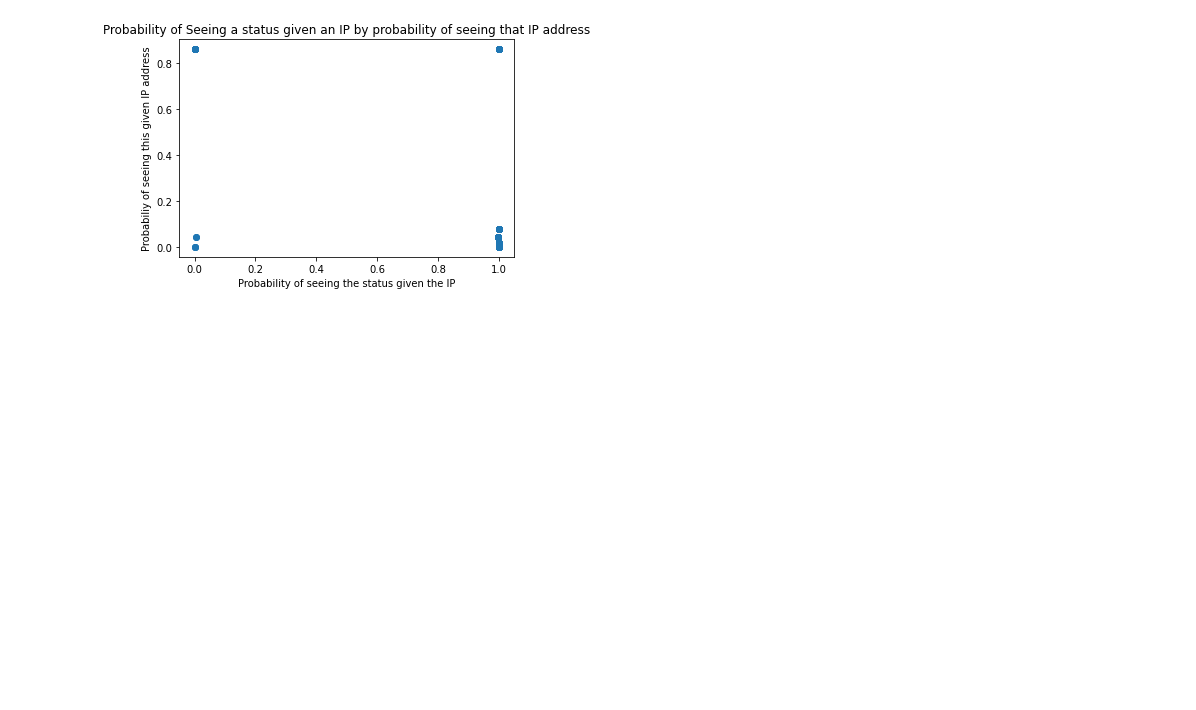
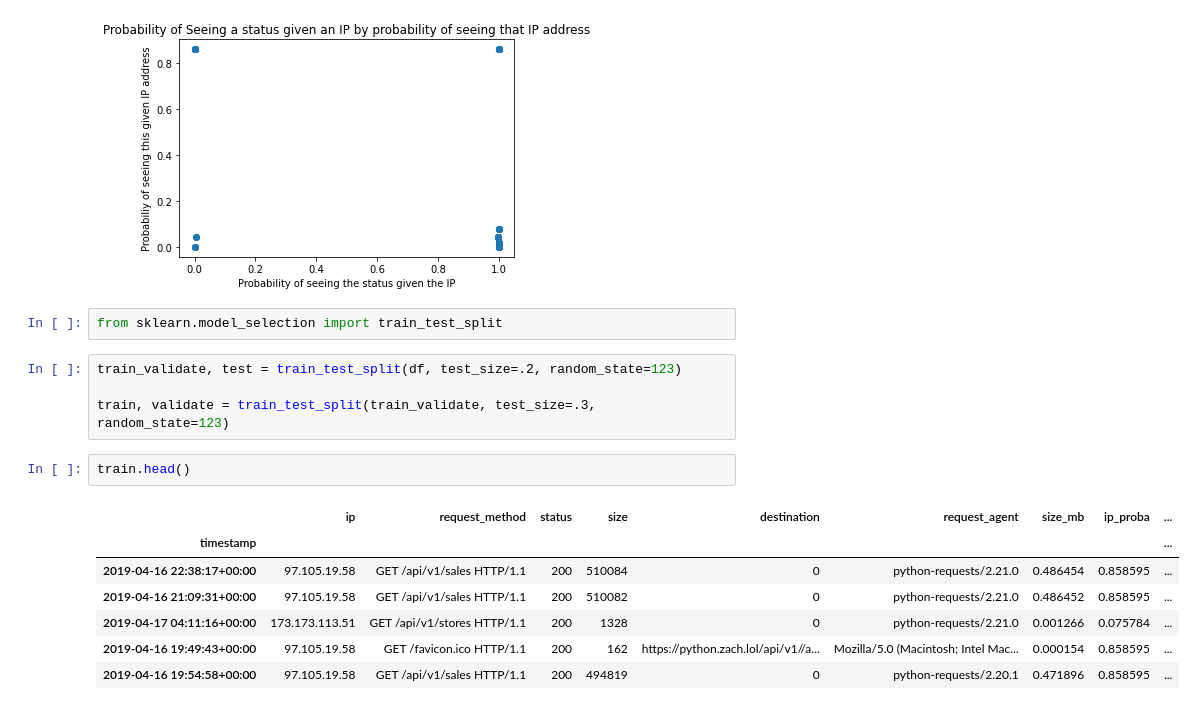
Before and after one commit to george887/anomaly-detection-exercises, a Jupyter notebook: discrete_anomaly_detection.ipynb, the cells around one changed output. Drawn from its saved outputs; the diff is of its cells as text; blank space fills up the shorter version.

```diff
--- a/discrete_anomaly_detection.ipynb
+++ b/discrete_anomaly_detection.ipynb
@@ -365,3 +365,19 @@ plt.scatter(df.proba_status_given_ip, df.ip_proba)
 # %% [output]
 <matplotlib.collections.PathCollection at 0x...>
 [figure]
+# %%
+from sklearn.model_selection import train_test_split
+# %%
+train_validate, test = train_test_split(df, test_size=.2, random_state=123)
+
+train, validate = train_test_split(train_validate, test_size=.3, random_state=123)
+# %%
+train.head()
+# %% [output]
+|  | ip | request_method | status | size | destination | request_agent | size_mb | ip_proba | ... |
+| timestamp |  |  |  |  |  |  |  |  | ... |
+| 2019-04-16 22:38:17+00:00 | 97.105.19.58 | GET /api/v1/sales HTTP/1.1 | 200 | 510084 | 0 | python-requests/2.21.0 | 0.486454 | 0.858595 | ... |
+| 2019-04-16 21:09:31+00:00 | 97.105.19.58 | GET /api/v1/sales HTTP/1.1 | 200 | 510082 | 0 | python-requests/2.21.0 | 0.486452 | 0.858595 | ... |
+| 2019-04-17 04:11:16+00:00 | 173.173.113.51 | GET /api/v1/stores HTTP/1.1 | 200 | 1328 | 0 | python-requests/2.21.0 | 0.001266 | 0.075784 | ... |
+| 2019-04-16 19:49:43+00:00 | 97.105.19.58 | GET /favicon.ico HTTP/1.1 | 200 | 162 | https://python.zach.lol/api/v1//a... | Mozilla/5.0 (Macintosh; Intel Mac... | 0.000154 | 0.858595 | ... |
+| 2019-04-16 19:54:58+00:00 | 97.105.19.58 | GET /api/v1/sales HTTP/1.1 | 200 | 494819 | 0 | python-requests/2.20.1 | 0.471896 | 0.858595 | ... |
```
Also changed, not shown: parts of 14 cells of this notebook.
